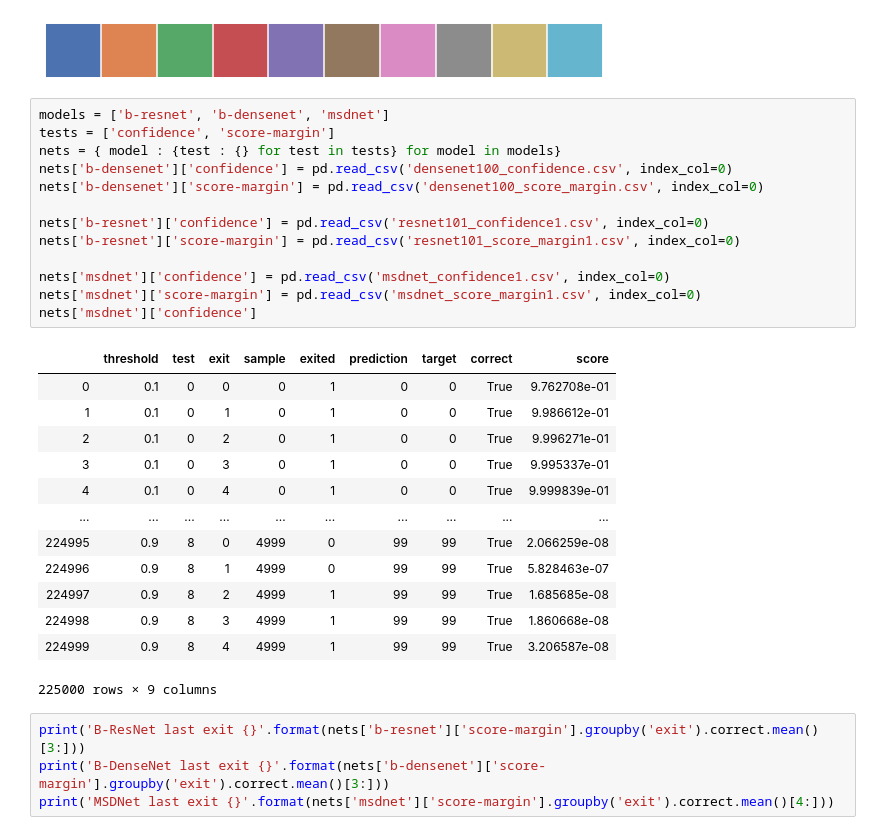
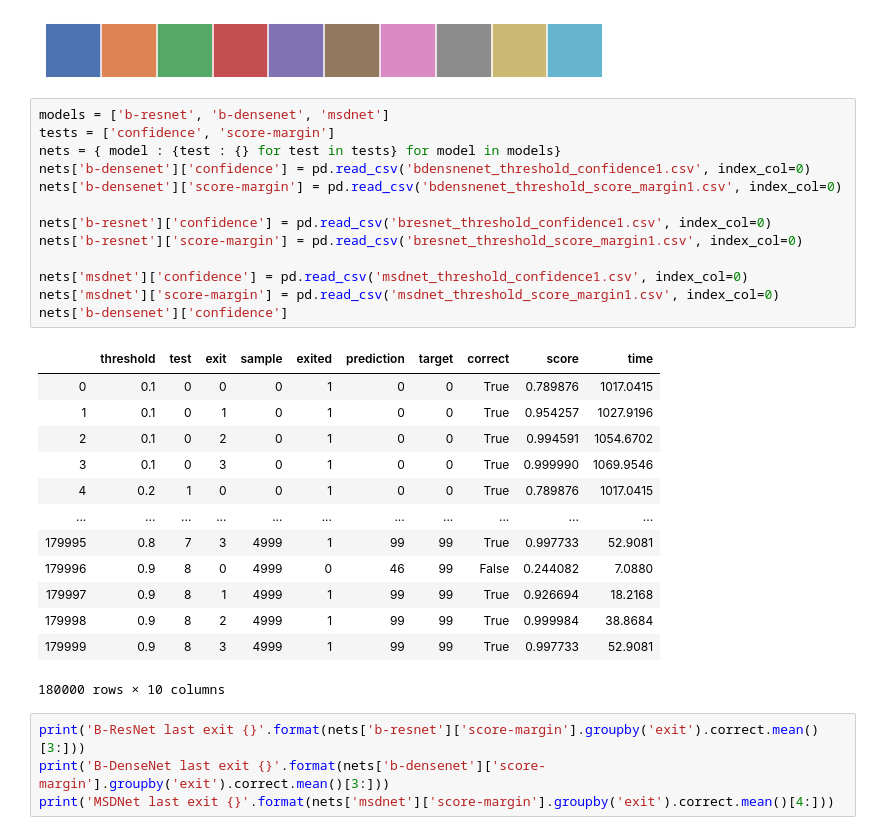
Before and after one commit to AlexKarlsen/thesis-src, a Jupyter notebook: DDNN/logging/threshold_test/threshold analysis/Threshold analysis the best.ipynb, the cells around one changed output. Cells and saved outputs as stored; diff of their text form.

Commit message:
found error in msdnet eval

```diff
--- a/DDNN/logging/threshold_test/threshold analysis/Threshold analysis the best.ipynb
+++ b/DDNN/logging/threshold_test/threshold analysis/Threshold analysis the best.ipynb
@@ -19,30 +19,30 @@ sns.palplot(current_palette)
 # %%
 models = ['b-resnet', 'b-densenet', 'msdnet']
 tests = ['confidence', 'score-margin']
 nets = { model : {test : {} for test in tests} for model in models}
-nets['b-densenet']['confidence'] = pd.read_csv('densenet100_confidence.csv', index_col=0)
-nets['b-densenet']['score-margin'] = pd.read_csv('densenet100_score_margin.csv', index_col=0)
+nets['b-densenet']['confidence'] = pd.read_csv('bdensnenet_threshold_confidence1.csv', index_col=0)
+nets['b-densenet']['score-margin'] = pd.read_csv('bdensnenet_threshold_score_margin1.csv', index_col=0)
 
-nets['b-resnet']['confidence'] = pd.read_csv('resnet101_confidence1.csv', index_col=0)
-nets['b-resnet']['score-margin'] = pd.read_csv('resnet101_score_margin1.csv', index_col=0)
+nets['b-resnet']['confidence'] = pd.read_csv('bresnet_threshold_confidence1.csv', index_col=0)
+nets['b-resnet']['score-margin'] = pd.read_csv('bresnet_threshold_score_margin1.csv', index_col=0)
 
-nets['msdnet']['confidence'] = pd.read_csv('msdnet_confidence1.csv', index_col=0)
-nets['msdnet']['score-margin'] = pd.read_csv('msdnet_score_margin1.csv', index_col=0)
-nets['msdnet']['confidence']
+nets['msdnet']['confidence'] = pd.read_csv('msdnet_threshold_confidence1.csv', index_col=0)
+nets['msdnet']['score-margin'] = pd.read_csv('msdnet_threshold_score_margin1.csv', index_col=0)
+nets['b-densenet']['confidence']
 # %% [output]
-|  | threshold | test | exit | sample | exited | prediction | target | correct | score |
-| 0 | 0.1 | 0 | 0 | 0 | 1 | 0 | 0 | True | 9.762708e-01 |
-| 1 | 0.1 | 0 | 1 | 0 | 1 | 0 | 0 | True | 9.986612e-01 |
-| 2 | 0.1 | 0 | 2 | 0 | 1 | 0 | 0 | True | 9.996271e-01 |
-| 3 | 0.1 | 0 | 3 | 0 | 1 | 0 | 0 | True | 9.995337e-01 |
-| 4 | 0.1 | 0 | 4 | 0 | 1 | 0 | 0 | True | 9.999839e-01 |
-| ... | ... | ... | ... | ... | ... | ... | ... | ... | ... |
-| 224995 | 0.9 | 8 | 0 | 4999 | 0 | 99 | 99 | True | 2.066259e-08 |
-| 224996 | 0.9 | 8 | 1 | 4999 | 0 | 99 | 99 | True | 5.828463e-07 |
-| 224997 | 0.9 | 8 | 2 | 4999 | 1 | 99 | 99 | True | 1.685685e-08 |
-| 224998 | 0.9 | 8 | 3 | 4999 | 1 | 99 | 99 | True | 1.860668e-08 |
-| 224999 | 0.9 | 8 | 4 | 4999 | 1 | 99 | 99 | True | 3.206587e-08 |
+|  | threshold | test | exit | sample | exited | prediction | target | correct | score | time |
+| 0 | 0.1 | 0 | 0 | 0 | 1 | 0 | 0 | True | 0.789876 | 1017.0415 |
+| 1 | 0.1 | 0 | 1 | 0 | 1 | 0 | 0 | True | 0.954257 | 1027.9196 |
+| 2 | 0.1 | 0 | 2 | 0 | 1 | 0 | 0 | True | 0.994591 | 1054.6702 |
+| 3 | 0.1 | 0 | 3 | 0 | 1 | 0 | 0 | True | 0.999990 | 1069.9546 |
+| 4 | 0.2 | 1 | 0 | 0 | 1 | 0 | 0 | True | 0.789876 | 1017.0415 |
+| ... | ... | ... | ... | ... | ... | ... | ... | ... | ... | ... |
+| 179995 | 0.8 | 7 | 3 | 4999 | 1 | 99 | 99 | True | 0.997733 | 52.9081 |
+| 179996 | 0.9 | 8 | 0 | 4999 | 0 | 46 | 99 | False | 0.244082 | 7.0880 |
+| 179997 | 0.9 | 8 | 1 | 4999 | 1 | 99 | 99 | True | 0.926694 | 18.2168 |
+| 179998 | 0.9 | 8 | 2 | 4999 | 1 | 99 | 99 | True | 0.999984 | 38.8684 |
+| 179999 | 0.9 | 8 | 3 | 4999 | 1 | 99 | 99 | True | 0.997733 | 52.9081 |
-225000 rows × 9 columns
+180000 rows × 10 columns
 # %%
 print('B-ResNet last exit {}'.format(nets['b-resnet']['score-margin'].groupby('exit').correct.mean()[3:]))
 print('B-DenseNet last exit {}'.format(nets['b-densenet']['score-margin'].groupby('exit').correct.mean()[3:]))
```
Also changed, not shown: 19 other files.
